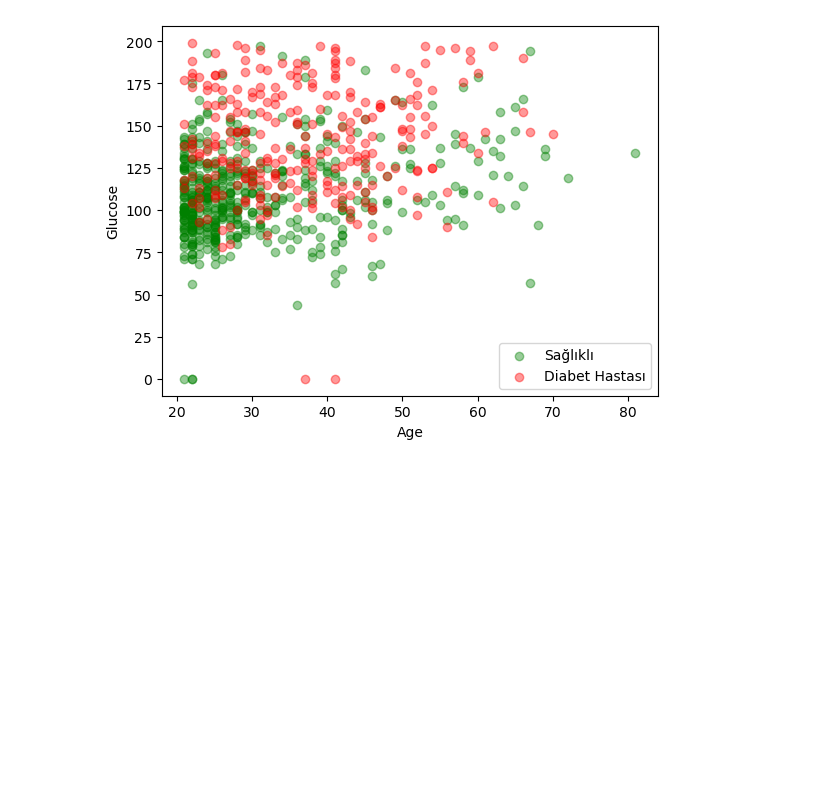
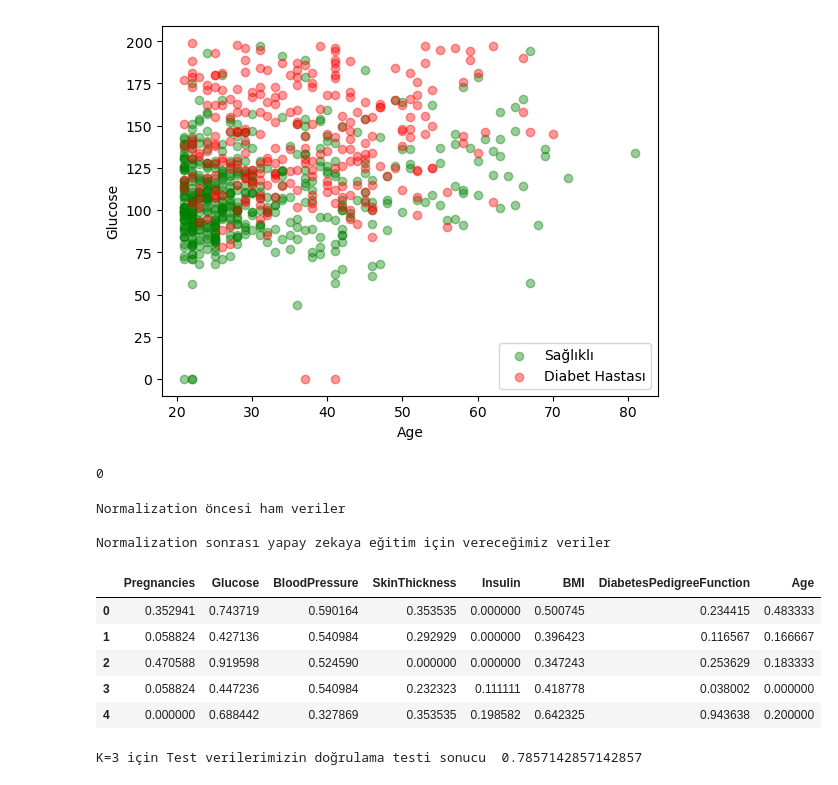
Before and after one commit to ersinsivaz/yapayzeka, a Jupyter notebook: Untitled-1.ipynb, the cells around one changed output. Cells and saved outputs as stored; diff of their text form; code cells hidden in the pictures; blank space fills up the shorter version.

Commit message:
hasta tahmin

```diff
--- a/Untitled-1.ipynb
+++ b/Untitled-1.ipynb
@@ -25,3 +25,44 @@ plt.legend()
 plt.show()
 # %% [output]
 [figure]
+# %%
+deneme = np.min(df["Outcome"])
+deneme
+# %% [output]
+0
+# %%
+#x ve y eksenlerini belirleyelim
+y = df.Outcome.values
+x_ham_veri = df.drop(["Outcome"],axis=1)
+
+#normalizasyon yapıyoruz
+x = (x_ham_veri - np.min(x_ham_veri,axis=0)) / (np.max(x_ham_veri,axis=0)-np.min(x_ham_veri,axis=0))
+print("Normalization öncesi ham veriler")
+x_ham_veri.head()
+print("\nNormalization sonrası yapay zekaya eğitim için vereceğimiz veriler")
+x.head()
+# %% [output]
+Normalization öncesi ham veriler
+
+Normalization sonrası yapay zekaya eğitim için vereceğimiz veriler
+|  | Pregnancies | Glucose | BloodPressure | SkinThickness | Insulin | BMI | DiabetesPedigreeFunction | Age |
+| 0 | 0.352941 | 0.743719 | 0.590164 | 0.353535 | 0.000000 | 0.500745 | 0.234415 | 0.483333 |
+| 1 | 0.058824 | 0.427136 | 0.540984 | 0.292929 | 0.000000 | 0.396423 | 0.116567 | 0.166667 |
+| 2 | 0.470588 | 0.919598 | 0.524590 | 0.000000 | 0.000000 | 0.347243 | 0.253629 | 0.183333 |
+| 3 | 0.058824 | 0.447236 | 0.540984 | 0.232323 | 0.111111 | 0.418778 | 0.038002 | 0.000000 |
+| 4 | 0.000000 | 0.688442 | 0.327869 | 0.353535 | 0.198582 | 0.642325 | 0.943638 | 0.200000 |
+# %%
+
+# train datamız ile test datamızı ayırıyoruz
+# train datamız sistemin sağlıklı insan ile hasta insanı ayırt etmesini öğrenmek için kullanılacak
+# test datamız ise bakalım makine öğrenme modelimiz doğru bir şekilde hasta ve sağlıklı insanları ayırt edebiliyor mu diye
+# test etmek için kullanılacak...
+x_train, x_test, y_train, y_test = train_test_split(x,y,test_size = 0.2,random_state=1)
+
+# knn modelimizi oluşturuyoruz.
+knn = KNeighborsClassifier(n_neighbors = 3) # n_neighbors = k
+knn.fit(x_train,y_train)
+prediction = knn.predict(x_test)
+print("K=3 için Test verilerimizin doğrulama testi sonucu ", knn.score(x_test, y_test))
+# %% [output]
+K=3 için Test verilerimizin doğrulama testi sonucu  0.7857142857142857
```
Also changed, not shown: parts of 2 cells of this notebook.
